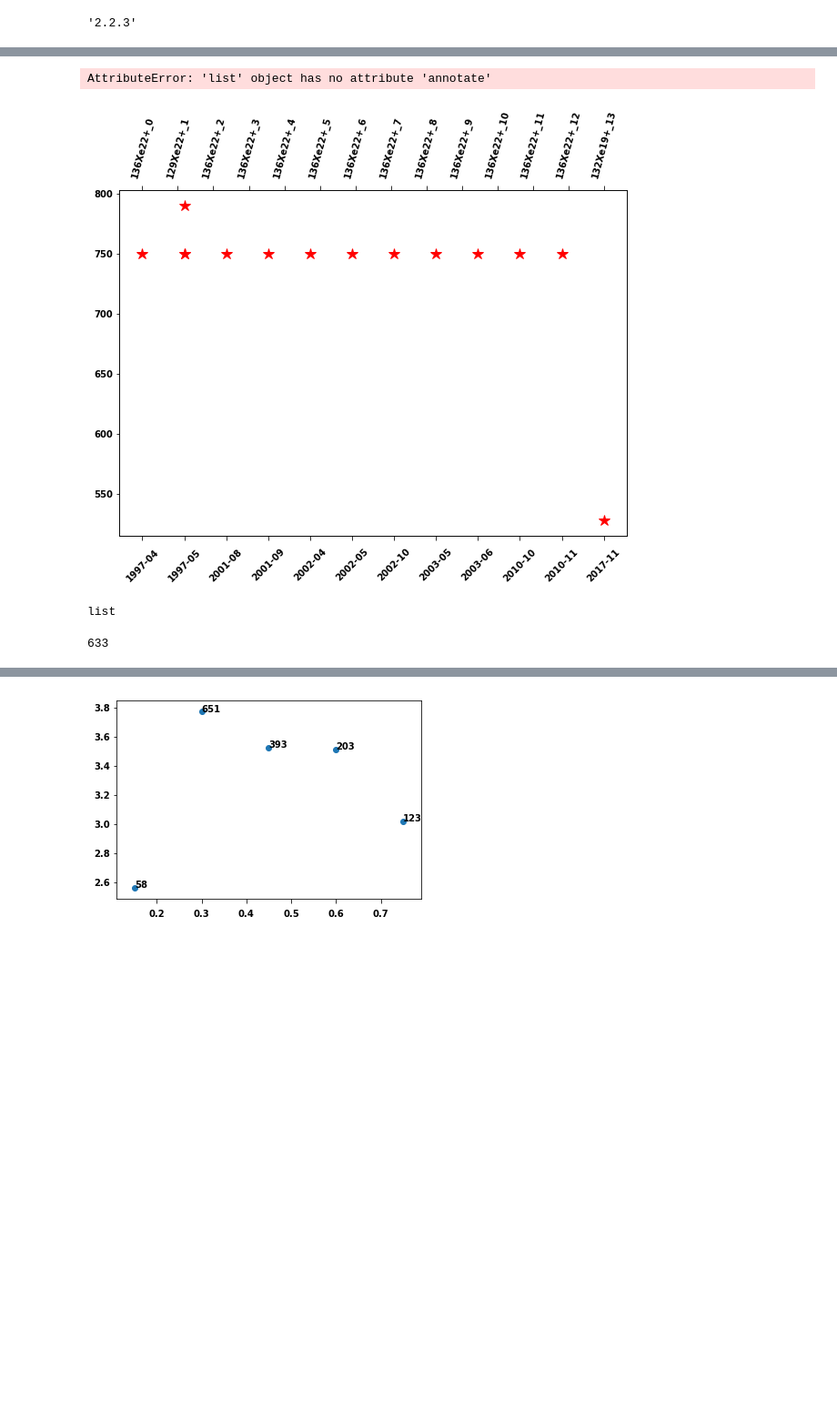
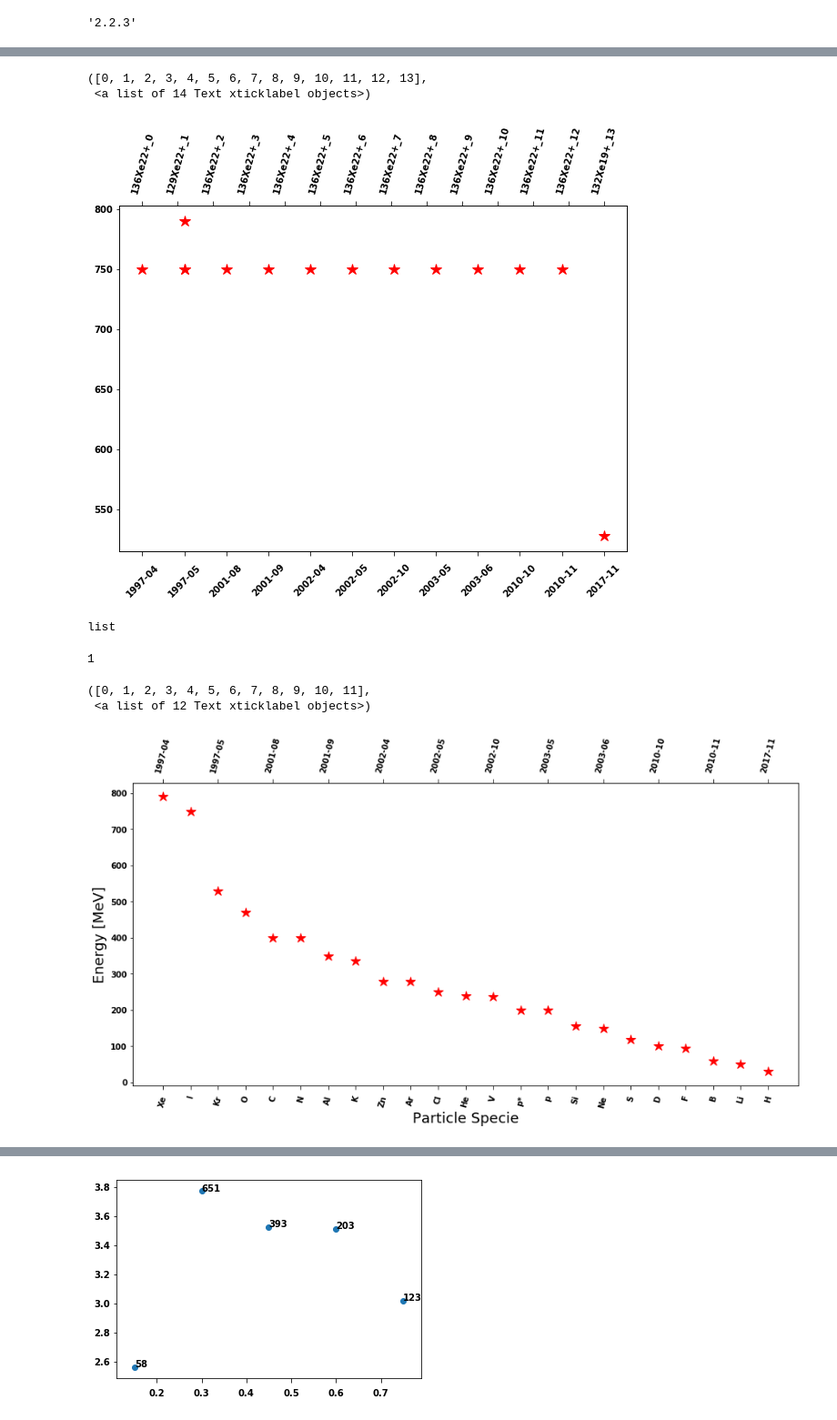
Before and after one commit to Fhumulani/Energy, a Jupyter notebook: Untitled2.ipynb, the cells around one changed output, grey strips where cells are left out. Shown at 91% size. Drawn from its saved outputs; the diff is of its cells as text; code cells hidden in the pictures; blank space fills up the shorter version.

```diff
--- a/Untitled2.ipynb
+++ b/Untitled2.ipynb
@@ -35,17 +51,31 @@ plt.xticks(rotation=45)
 ax2 = plt.gca().twiny()
 ax2.plot(Xe.Particle,Xe.Energy,"w*",markersize=0)
 plt.xticks(rotation=75)
-
-for i in range(len(Xe.Particle)):
-    ax.annotate(Xe.Particle.iloc[i], (Xe.Date, Xe.Energy))
 # %% [output]
-AttributeError: 'list' object has no attribute 'annotate'
+([0, 1, 2, 3, 4, 5, 6, 7, 8, 9, 10, 11, 12, 13],
+ <a list of 14 Text xticklabel objects>)
 [figure]
 # %%
 type(ax)
 # %% [output]
 list
+# %%
+unique = data.drop_duplicates(subset="Particle")
+van = data[data.Particle == "V"]
 # %%
-len(data)
+len(van)
 # %% [output]
-633
+1
+# %%
+plt.figure(figsize=(15,7))
+plt.xticks(rotation=75)
+plt.ylabel("Energy [MeV]",fontsize=18)
+plt.xlabel("Particle Specie",fontsize=18)
+ax = plt.plot(unique.Particle,unique.Energy,"r*",markersize=12)
+ax2 = plt.gca().twiny()
+ax2.plot(Xe.Date,Xe.Energy,"w*",markersize=0)
+plt.xticks(rotation=75)
+# %% [output]
+([0, 1, 2, 3, 4, 5, 6, 7, 8, 9, 10, 11],
+ <a list of 12 Text xticklabel objects>)
+[figure, added]
```
Also changed, not shown: parts of 10 cells of this notebook, 2 other files.
